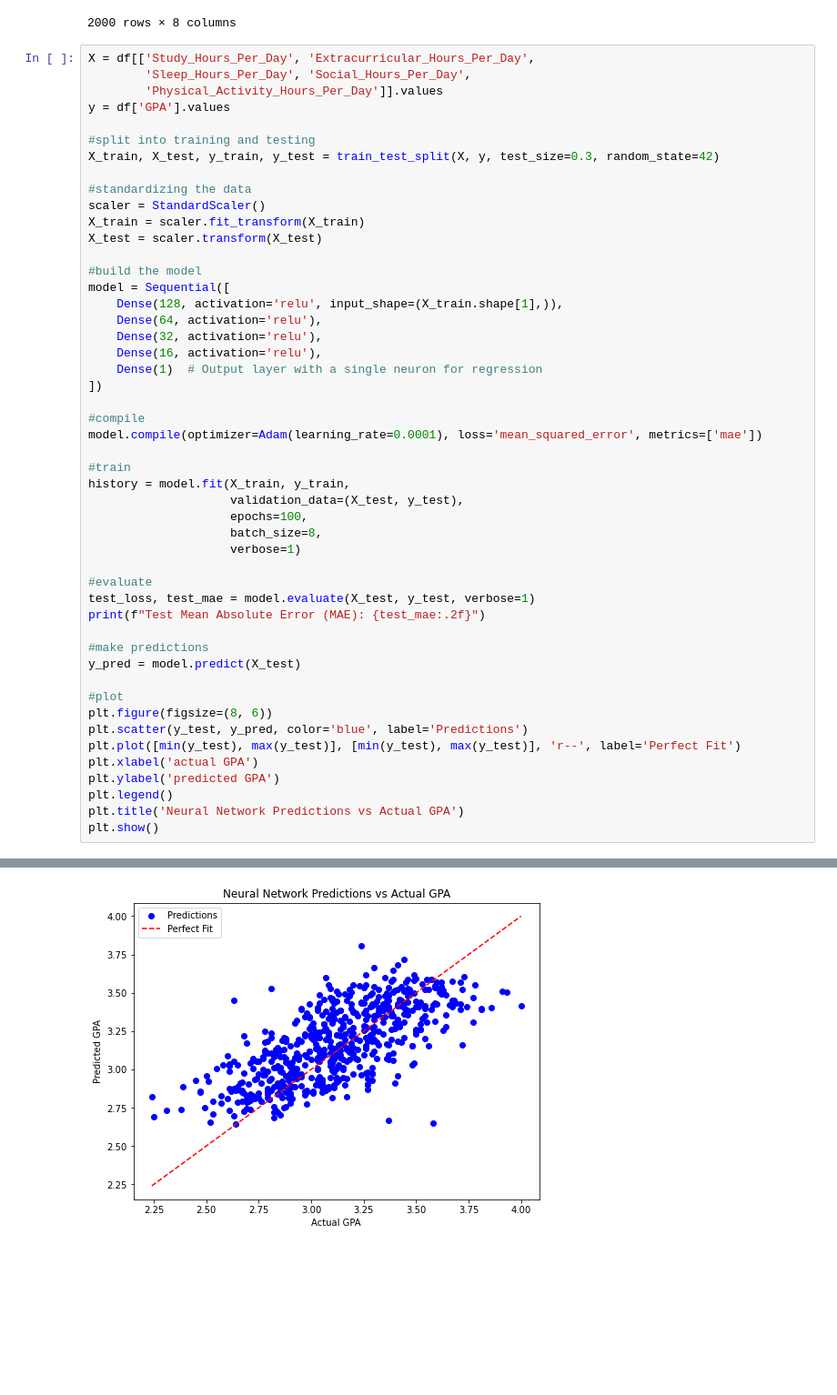
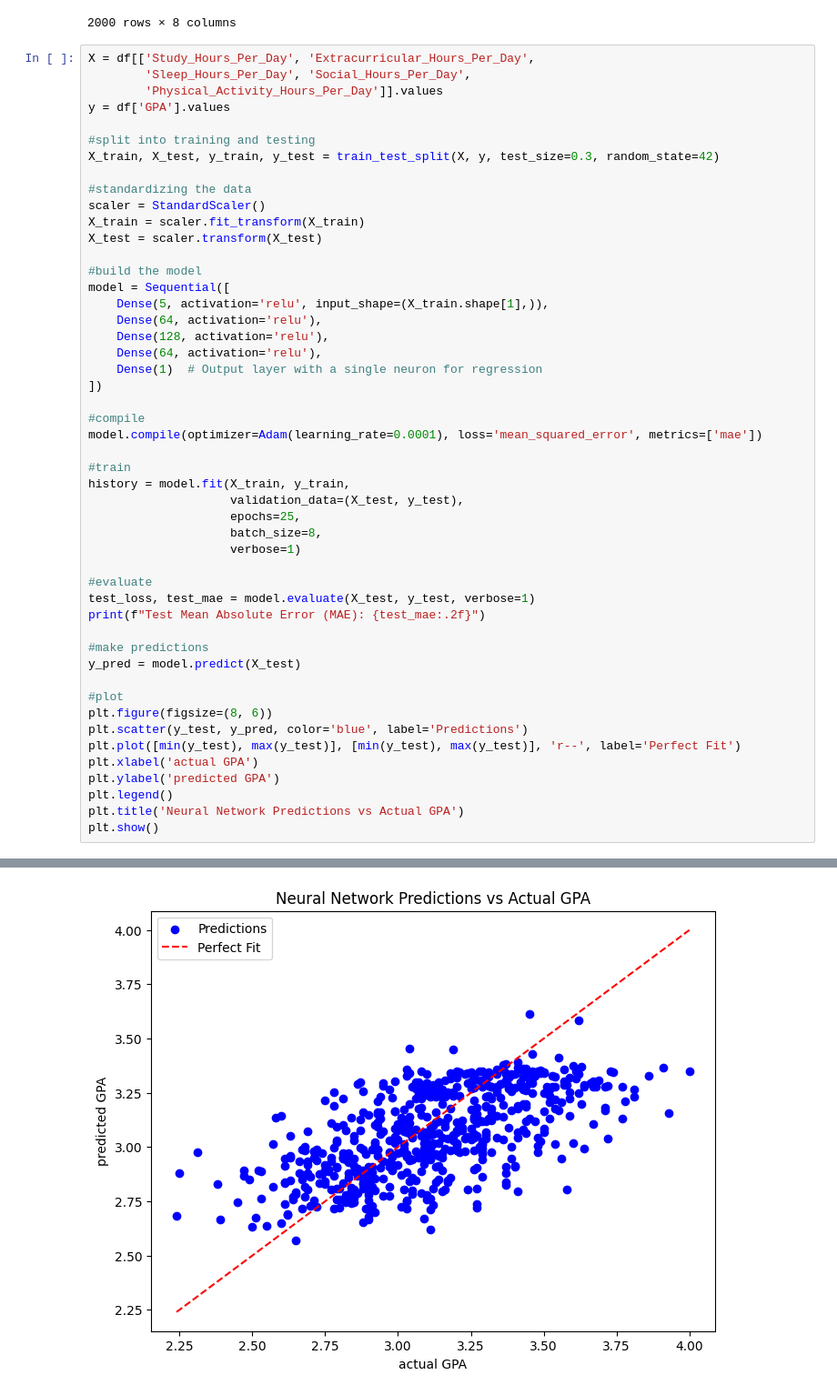
Before and after one commit to achen230/Gpa_predictor, a Jupyter notebook: app.py.ipynb, the cells around one changed output, grey strips where cells are left out. Shown at 91% size. Saved outputs shown, nothing was run; the diff lists cells and outputs as text; blank space fills up the shorter version.

```diff
--- a/app.py.ipynb
+++ b/app.py.ipynb
@@ -50,10 +48,10 @@ X_test = scaler.transform(X_test)
 
 #build the model
 model = Sequential([
-    Dense(128, activation='relu', input_shape=(X_train.shape[1],)),
+    Dense(5, activation='relu', input_shape=(X_train.shape[1],)),
     Dense(64, activation='relu'),
-    Dense(32, activation='relu'),
-    Dense(16, activation='relu'),
+    Dense(128, activation='relu'),
+    Dense(64, activation='relu'),
     Dense(1)  # Output layer with a single neuron for regression
 ])
 
@@ -63,7 +61,7 @@ model.compile(optimizer=Adam(learning_rate=0.0001), loss='mean_squared_error', m
 #train
 history = model.fit(X_train, y_train,
                     validation_data=(X_test, y_test),
-                    epochs=100,
+                    epochs=25,
                     batch_size=8,
                     verbose=1)
 
@@ -106 +104 @@ Test Mean Absolute Error (MAE): 0.18
-[figure, old version]
+[figure, new version]
```
Also changed, not shown: parts of 4 cells of this notebook.
